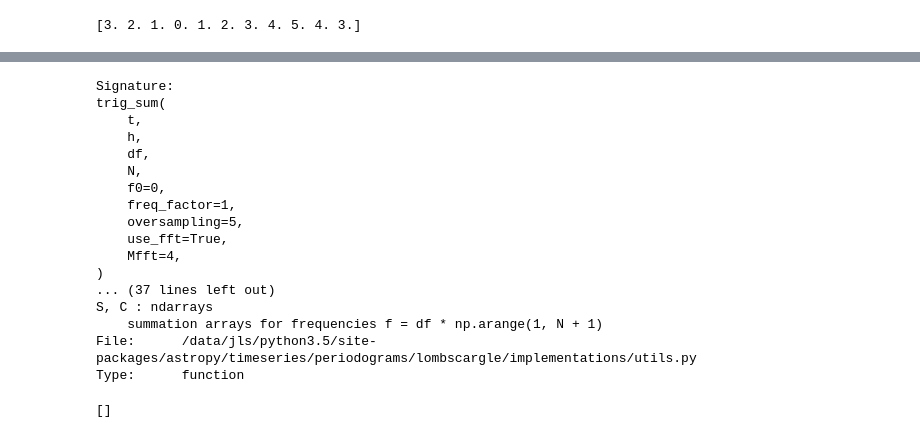
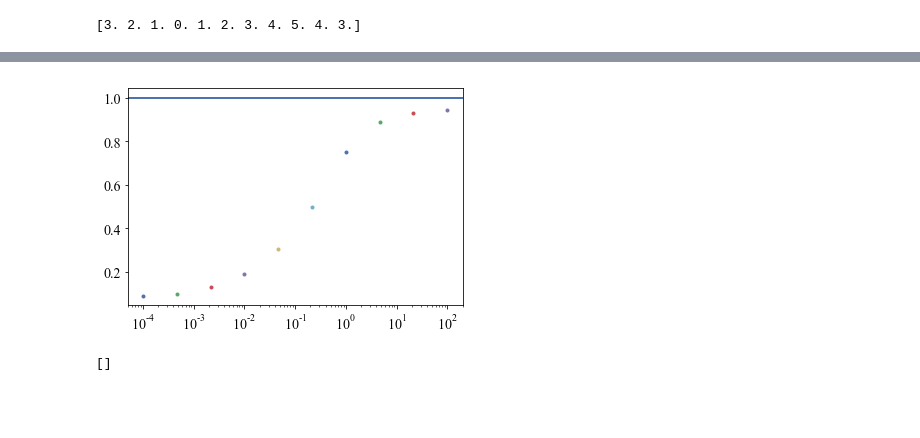
Before and after one commit to thomasmolnar/virac_classifier, a Jupyter notebook: test_notebooks/var_cat.ipynb, the cells around one changed output, grey strips where cells are left out. Cells and saved outputs as stored; diff of their text form; code cells hidden in the pictures; blank space fills up the shorter version.

```diff
--- a/test_notebooks/var_cat.ipynb
+++ b/test_notebooks/var_cat.ipynb
@@ -361,3 +369,10 @@ UnboundLocalError: local variable 'lsc' referenced before assignment
 # %%
-%timeit -n 1 -r 1 fourier_poly_chi2_fit_full_nterms_iterations(ss['mjdobs'].values,ss['mag'].values,ss['error'].values,0.5/lsc['lsq_period'],1./lsc['lsq_period'],400,4,10,regularization=1e-4,use_nfft=True,regularize_by_trace=True, regularization_power=2.,code_switch=True)
+for rr in np.logspace(-4,2,10):
+    lsc=fourier_poly_chi2_fit_full_nterms_iterations(ss['mjdobs'].values,ss['mag'].values,ss['error'].values,
+                                                     0.5/lsc['lsq_period'],1./lsc['lsq_period'],
+                                                     4,10,10,regularization=rr,
+                                                     use_nfft=False,regularize_by_trace=True, regularization_power=2.)
+    plt.plot(rr,lsc['lsq_chi_squared']/len(ss),'.')
+    plt.semilogx()
+    plt.axhline(1.)
 # %% [output]
@@ -364,0 +379 @@ UnboundLocalError: local variable 'lsc' referenced before assignment
+[figure, added]
@@ -367,23 +380,3 @@ from astropy.timeseries.periodograms.lombscargle.implementations.utils import tr
-# %%
-trig_sum?
-# %% [output]
-Signature:
-trig_sum(
-    t,
-    h,
-    df,
-    N,
-    f0=0,
-    freq_factor=1,
-    oversampling=5,
-    use_fft=True,
-    Mfft=4,
-)
-... (37 lines left out)
-S, C : ndarrays
-    summation arrays for frequencies f = df * np.arange(1, N + 1)
-File:      /data/jls/python3.5/site-packages/astropy/timeseries/periodograms/lombscargle/implementations/utils.py
-Type:      function
 # %%
 chi2 = (y-Mx)**2/sigma**2 + lmbda**2 * M**2
 # %%
```
Also changed, not shown: parts of 3 cells of this notebook, 4 other files.
